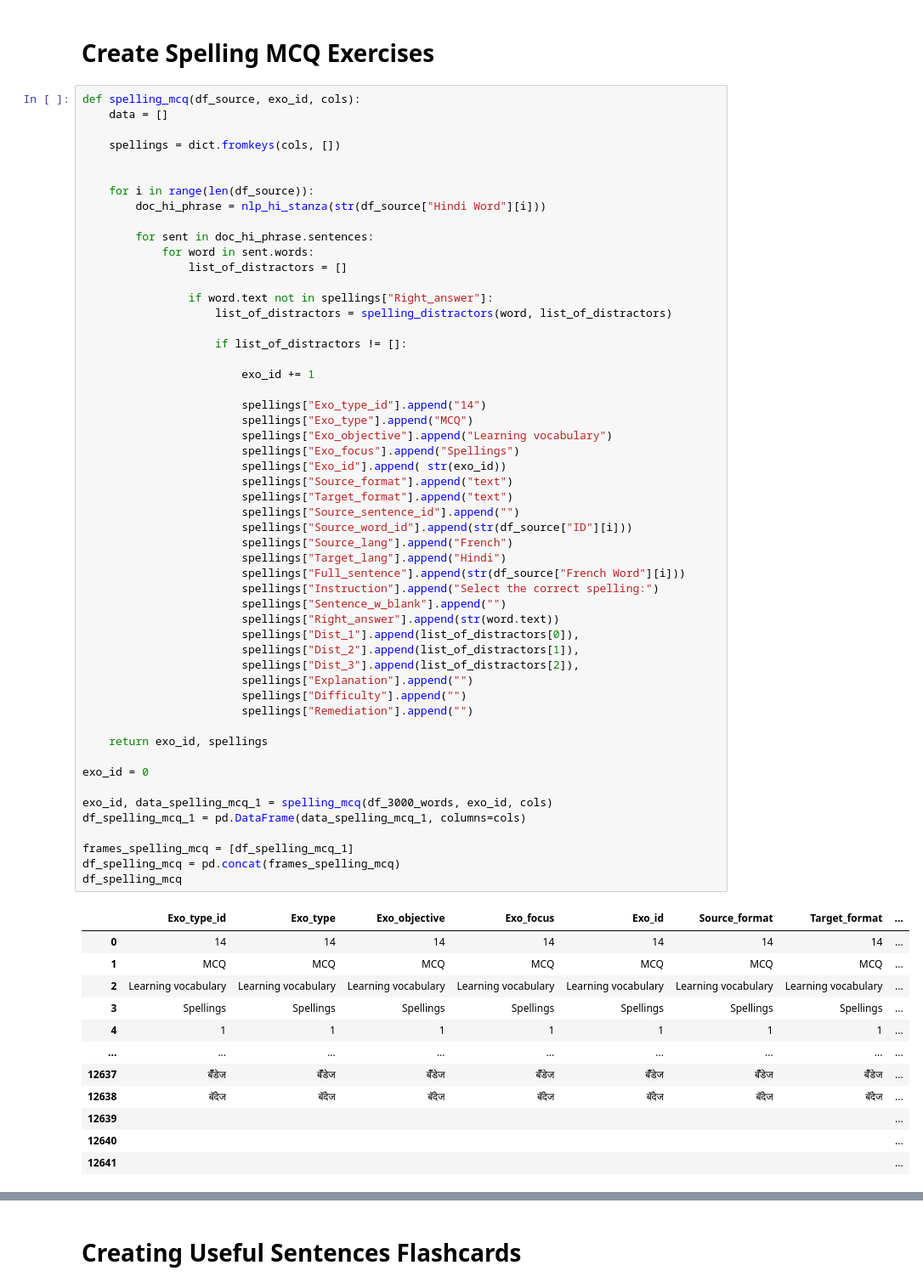
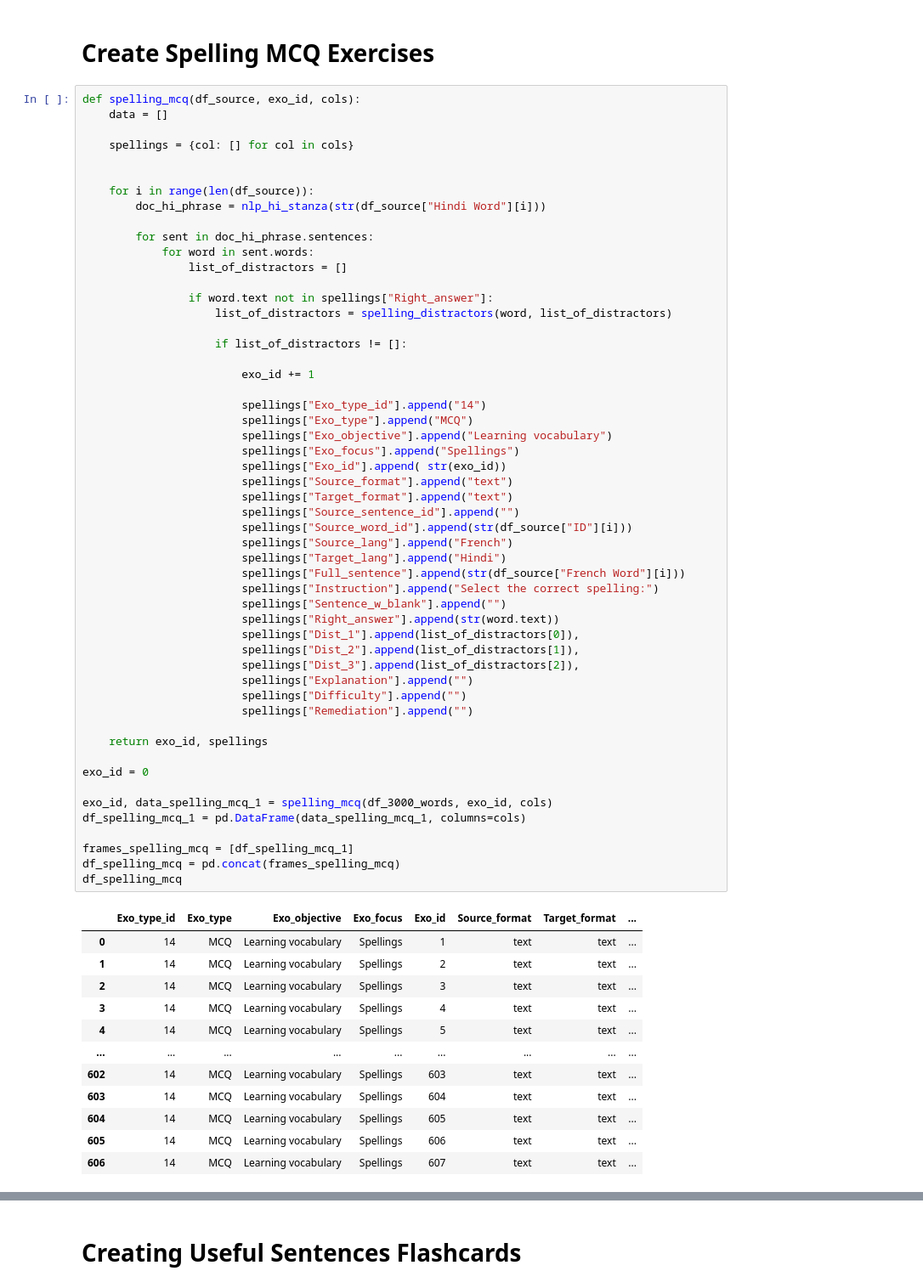
Before and after one commit to hugolpz/WeSpeaxExos, a Jupyter notebook: hi/Hindi_Exercises.ipynb, the cells around one changed output, grey strips where cells are left out. Shown at 85% size. Drawn from its saved outputs; the diff is of its cells as text.

```diff
--- a/hi/Hindi_Exercises.ipynb
+++ b/hi/Hindi_Exercises.ipynb
@@ -300,7 +300,7 @@ df_w_fc
 def spelling_mcq(df_source, exo_id, cols):
     data = []
 
-    spellings = dict.fromkeys(cols, [])
+    spellings = {col: [] for col in cols}
 
 
     for i in range(len(df_source)):
@@ -324,41 +324,41 @@ def spelling_mcq(df_source, exo_id, cols):
                         spellings["Exo_id"].append( str(exo_id))
                         spellings["Source_format"].append("text")
                         spellings["Target_format"].append("text")
                         spellings["Source_sentence_id"].append("")
                         spellings["Source_word_id"].append(str(df_source["ID"][i]))
                         spellings["Source_lang"].append("French")
                         spellings["Target_lang"].append("Hindi")
                         spellings["Full_sentence"].append(str(df_source["French Word"][i]))
                         spellings["Instruction"].append("Select the correct spelling:")
                         spellings["Sentence_w_blank"].append("")
                         spellings["Right_answer"].append(str(word.text))
                         spellings["Dist_1"].append(list_of_distractors[0]),
                         spellings["Dist_2"].append(list_of_distractors[1]),
                         spellings["Dist_3"].append(list_of_distractors[2]),
                         spellings["Explanation"].append("")
                         spellings["Difficulty"].append("")
                         spellings["Remediation"].append("")
 
     return exo_id, spellings
 
 exo_id = 0
 
 exo_id, data_spelling_mcq_1 = spelling_mcq(df_3000_words, exo_id, cols)
 df_spelling_mcq_1 = pd.DataFrame(data_spelling_mcq_1, columns=cols)
 
 frames_spelling_mcq = [df_spelling_mcq_1]
 df_spelling_mcq = pd.concat(frames_spelling_mcq)
 df_spelling_mcq
 # %% [output]
 |  | Exo_type_id | Exo_type | Exo_objective | Exo_focus | Exo_id | Source_format | Target_format | ... |
-| 0 | 14 | 14 | 14 | 14 | 14 | 14 | 14 | ... |
-| 1 | MCQ | MCQ | MCQ | MCQ | MCQ | MCQ | MCQ | ... |
-| 2 | Learning vocabulary | Learning vocabulary | Learning vocabulary | Learning vocabulary | Learning vocabulary | Learning vocabulary | Learning vocabulary | ... |
-| 3 | Spellings | Spellings | Spellings | Spellings | Spellings | Spellings | Spellings | ... |
-| 4 | 1 | 1 | 1 | 1 | 1 | 1 | 1 | ... |
+| 0 | 14 | MCQ | Learning vocabulary | Spellings | 1 | text | text | ... |
+| 1 | 14 | MCQ | Learning vocabulary | Spellings | 2 | text | text | ... |
+| 2 | 14 | MCQ | Learning vocabulary | Spellings | 3 | text | text | ... |
+| 3 | 14 | MCQ | Learning vocabulary | Spellings | 4 | text | text | ... |
+| 4 | 14 | MCQ | Learning vocabulary | Spellings | 5 | text | text | ... |
 | ... | ... | ... | ... | ... | ... | ... | ... | ... |
-| 12637 | बॅँडेज | बॅँडेज | बॅँडेज | बॅँडेज | बॅँडेज | बॅँडेज | बॅँडेज | ... |
-| 12638 | बॅंदेज | बॅंदेज | बॅंदेज | बॅंदेज | बॅंदेज | बॅंदेज | बॅंदेज | ... |
-| 12639 |  |  |  |  |  |  |  | ... |
-| 12640 |  |  |  |  |  |  |  | ... |
-| 12641 |  |  |  |  |  |  |  | ... |
+| 602 | 14 | MCQ | Learning vocabulary | Spellings | 603 | text | text | ... |
+| 603 | 14 | MCQ | Learning vocabulary | Spellings | 604 | text | text | ... |
+| 604 | 14 | MCQ | Learning vocabulary | Spellings | 605 | text | text | ... |
+| 605 | 14 | MCQ | Learning vocabulary | Spellings | 606 | text | text | ... |
+| 606 | 14 | MCQ | Learning vocabulary | Spellings | 607 | text | text | ... |
```
Also changed, not shown: parts of 5 cells of this notebook, 1 other file.
